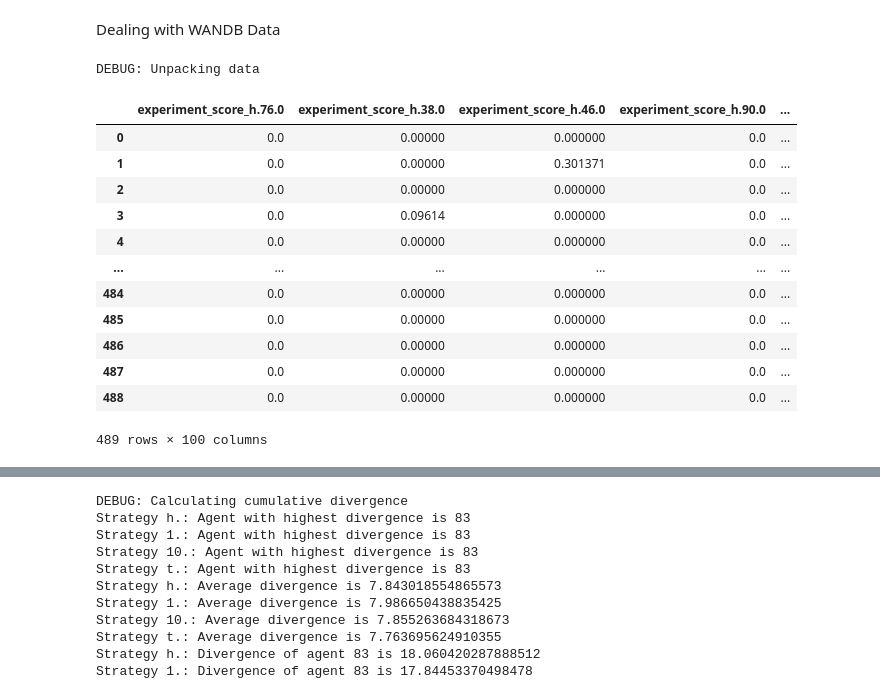
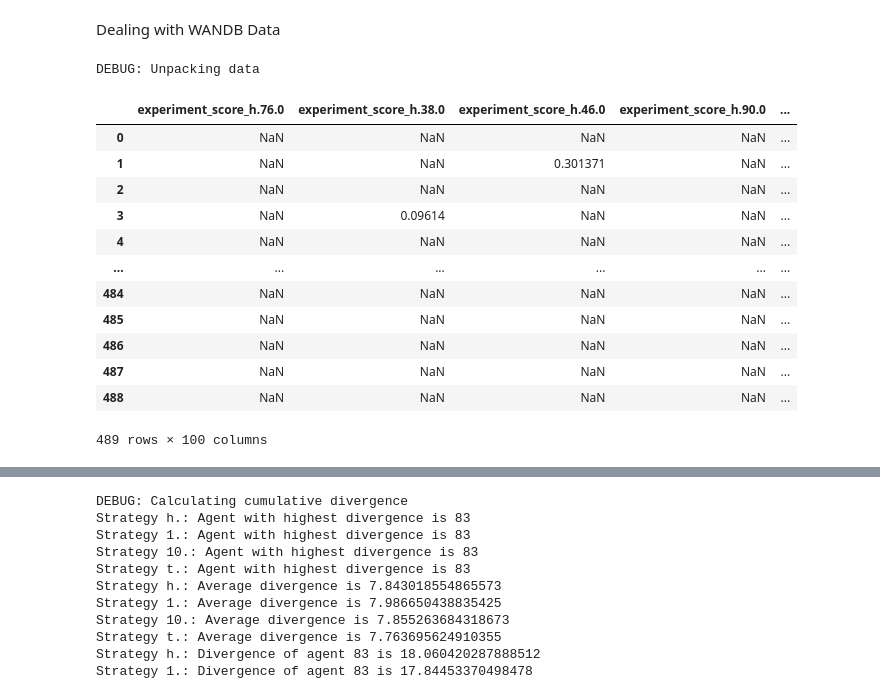
Before and after one commit to JosephTrevorrow/ValueSystemsAggregation, a Jupyter notebook: process_data/test_notebook.ipynb, the cells around one changed output, grey strips where cells are left out. Saved outputs shown, nothing was run; the diff lists cells and outputs as text; code cells hidden in the pictures.

```diff
--- a/process_data/test_notebook.ipynb
+++ b/process_data/test_notebook.ipynb
@@ -10,30 +10,30 @@ Dealing with WANDB Data
 # %%
 print("DEBUG: Unpacking data")
 results_path = "/home/ia23938/Documents/GitHub/ValueSystemsAggregation/data/wandb_run_data/norm-norm-1.csv"
 results = pd.read_csv(results_path)
 
-results = results.fillna(0)
+#results = results.fillna(0)
 
 strategies = ['h.', '1.', '10.', 't.']
 results_by_strategy = []
 
 for strategy in strategies:
     results_by_strategy.append(results.filter(like='experiment_score_' + strategy))
 results_by_strategy[0]
 # %% [output]
 DEBUG: Unpacking data
 |  | experiment_score_h.76.0 | experiment_score_h.38.0 | experiment_score_h.46.0 | experiment_score_h.90.0 | ... |
-| 0 | 0.0 | 0.00000 | 0.000000 | 0.0 | ... |
-| 1 | 0.0 | 0.00000 | 0.301371 | 0.0 | ... |
-| 2 | 0.0 | 0.00000 | 0.000000 | 0.0 | ... |
-| 3 | 0.0 | 0.09614 | 0.000000 | 0.0 | ... |
-| 4 | 0.0 | 0.00000 | 0.000000 | 0.0 | ... |
+| 0 | NaN | NaN | NaN | NaN | ... |
+| 1 | NaN | NaN | 0.301371 | NaN | ... |
+| 2 | NaN | NaN | NaN | NaN | ... |
+| 3 | NaN | 0.09614 | NaN | NaN | ... |
+| 4 | NaN | NaN | NaN | NaN | ... |
 | ... | ... | ... | ... | ... | ... |
-| 484 | 0.0 | 0.00000 | 0.000000 | 0.0 | ... |
-| 485 | 0.0 | 0.00000 | 0.000000 | 0.0 | ... |
-| 486 | 0.0 | 0.00000 | 0.000000 | 0.0 | ... |
-| 487 | 0.0 | 0.00000 | 0.000000 | 0.0 | ... |
-| 488 | 0.0 | 0.00000 | 0.000000 | 0.0 | ... |
+| 484 | NaN | NaN | NaN | NaN | ... |
+| 485 | NaN | NaN | NaN | NaN | ... |
+| 486 | NaN | NaN | NaN | NaN | ... |
+| 487 | NaN | NaN | NaN | NaN | ... |
+| 488 | NaN | NaN | NaN | NaN | ... |
 489 rows × 100 columns
 # %%
 results_by_strategy = [df.rename(columns=lambda x: x.replace('experiment_score_'+strategy, '')) for df, strategy in zip(results_by_strategy,strategies)]
```
Also changed, not shown: parts of 10 cells of this notebook, 19 other files.
